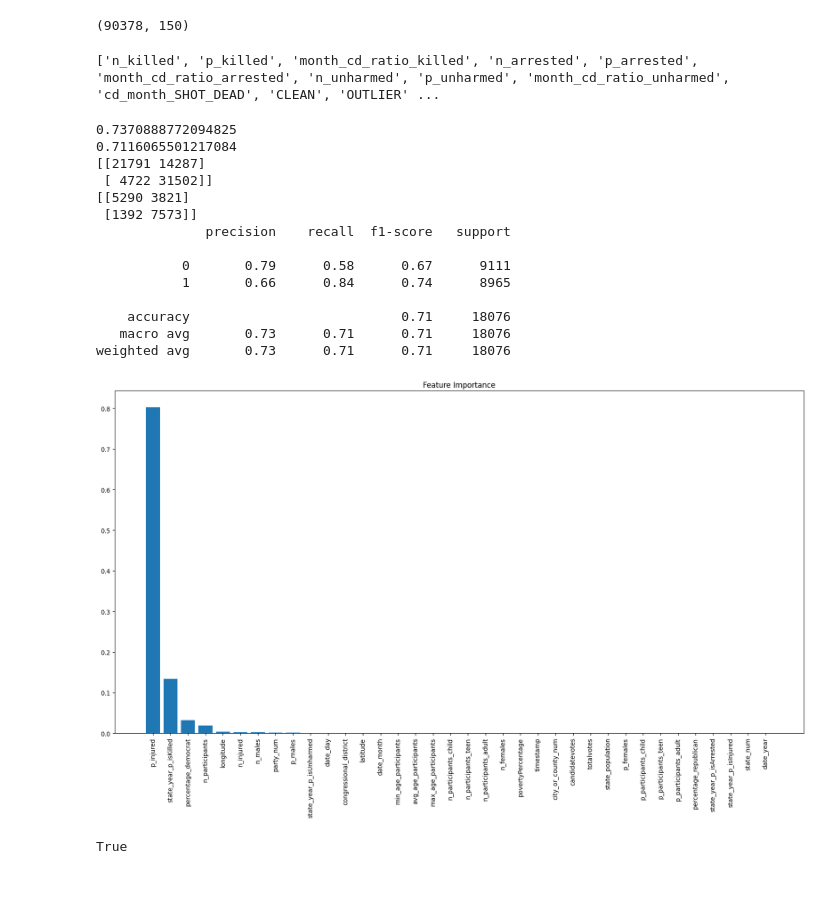
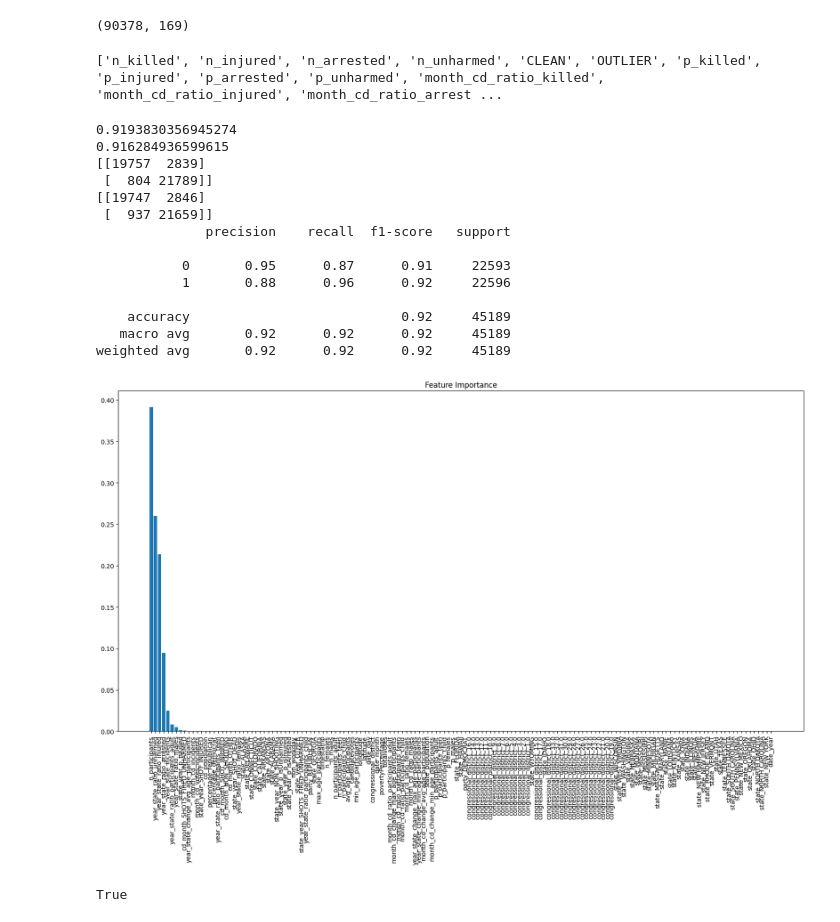
Before and after one commit to gentannipea/DataMining-2023, a Jupyter notebook: notebooks/Classification.ipynb, the cells around one changed output. Drawn from its saved outputs; the diff is of its cells as text; code cells hidden in the pictures; blank space fills up the shorter version.

```diff
--- a/notebooks/Classification.ipynb
+++ b/notebooks/Classification.ipynb
@@ -15,7 +15,7 @@ with open('scaler.pickle', 'rb') as f:
     scaler: StandardScaler = pickle.load(f)
 
 # Read in the data
-final = pd.read_csv('../dataset/data/final_clean2.csv')
+final = pd.read_csv('../dataset/data/final_clean4.csv')
 
 # final['isArrested'] = (final['n_arrested'] > 0)
 # final['isInjured'] = (final['n_injured'] > 0)
@@ -36,7 +36,7 @@ augmented = final.copy()
 
 from sklearn.model_selection import train_test_split
 
-train, test = train_test_split(augmented, test_size=0.2)
+train, test = train_test_split(augmented, test_size=0.5)
 
 train: pd.DataFrame = train
 
@@ -126,7 +126,7 @@ discretized.shape
 
 # final = final.drop(columns=cat_cols)
 # %% [output]
-(90378, 150)
+(90378, 169)
 # %%
 f = discretized.copy()
 
@@ -138,16 +138,23 @@ del f['isUnharmed']
 del f['isArrested']
 
 # keywords = ['killed', 'incident_', 'p_injured', 'p_arrested', 'p_unharmed']
-keywords = ['killed', 'arrested', 'unharmed', 'DEAD', 'CLEAN', 'OUTLIER', 'incident_', 'cd_']
+keywords = ['killed', 'arrested', 'unharmed', 'injured', 'DEAD', 'CLEAN', 'OUTLIER', 'incident_']
+whitelist = ['state_']
+blacklist = ['killed']
 # del all columns with keywords in it
 deleted = []
-for keyword in keywords:
-    for col in f.columns:
-        if keyword in col:
-            deleted.append(col)
-            del f[col]
+for col in f.columns:
+    if any([b in col for b in blacklist]):
+        deleted.append(col)
+        del f[col]
+    elif any([w in col for w in keywords]) and not any([w in col for w in whitelist]):
+        deleted.append(col)
+        del f[col]
 
 print(deleted)
+
+# f = f[['povertyPercentage', 'date_year']]
+
 
 f = f.astype('float64')
 
@@ -155,7 +162,7 @@ f = f.astype('float64')
 # del f['p_killed']
 # del f['month_cd_ratio_killed']
 # %% [output]
-['n_killed', 'p_killed', 'month_cd_ratio_killed', 'n_arrested', 'p_arrested', 'month_cd_ratio_arrested', 'n_unharmed', 'p_unharmed', 'month_cd_ratio_unharmed', 'cd_month_SHOT_DEAD', 'CLEAN', 'OUTLIER' ...
+['n_killed', 'n_injured', 'n_arrested', 'n_unharmed', 'CLEAN', 'OUTLIER', 'p_killed', 'p_injured', 'p_arrested', 'p_unharmed', 'month_cd_ratio_killed', 'month_cd_ratio_injured', 'month_cd_ratio_arrest ...
 # %%
 from sklearn.preprocessing import StandardScaler
 
@@ -182,49 +189,48 @@ from sklearn.tree import DecisionTreeClassifier
 from sklearn.neural_network import MLPClassifier
 from sklearn.metrics import accuracy_score
 
-clf = DecisionTreeClassifier(criterion='gini', splitter='best', max_depth=5, min_samples_split=3, min_samples_leaf=4)
-# clf = MLPClassifier(hidden_layer_sizes=(100, 100, 100), max_iter=500, alpha=0.0001, solver='adam', verbose=10,  random_state=21,tol=0.000000001)
+clf = DecisionTreeClassifier(criterion='log_loss', splitter='best', max_depth=7, min_samples_split=3, min_samples_leaf=4)
 clf.fit(X_train, y_train)
 y_pred_train = clf.predict(X_train)
 y_pred = clf.predict(X_test)
 print(accuracy_score(y_train, y_pred_train))
 print(accuracy_score(y_test, y_pred))
 from sklearn.metrics import confusion_matrix
 
 print(confusion_matrix(y_train, y_pred_train, labels=[0, 1]))
 print(confusion_matrix(y_test, y_pred, labels=[0, 1]))
 
 from sklearn.metrics import classification_report
 
 print(classification_report(y_test, y_pred, labels=[0, 1]))
 
 from matplotlib import pyplot as plt
 
 importances = clf.feature_importances_
 indices = np.argsort(importances)[::-1]
 names = [f.columns[i] for i in indices]
 
 plt.figure(figsize=(20, 10))
 plt.title("Feature Importance")
 plt.bar(range(X_train.shape[1]), importances[indices])
 plt.xticks(range(X_train.shape[1]), names, rotation=90)
 plt.show()
 # %% [output]
-0.7370888772094825
-0.7116065501217084
-[[21791 14287]
- [ 4722 31502]]
-[[5290 3821]
- [1392 7573]]
+0.9193830356945274
+0.916284936599615
+[[19757  2839]
+ [  804 21789]]
+[[19747  2846]
+ [  937 21659]]
               precision    recall  f1-score   support
 
-           0       0.79      0.58      0.67      9111
-           1       0.66      0.84      0.74      8965
+           0       0.95      0.87      0.91     22593
+           1       0.88      0.96      0.92     22596
 
-    accuracy                           0.71     18076
-   macro avg       0.73      0.71      0.71     18076
-weighted avg       0.73      0.71      0.71     18076
+    accuracy                           0.92     45189
+   macro avg       0.92      0.92      0.92     45189
+weighted avg       0.92      0.92      0.92     45189
-[figure, old version]
+[figure, new version]
 # %%
 from sklearn.tree import export_graphviz
 
```
Also changed, not shown: parts of 2 cells of this notebook, 2 other files.
